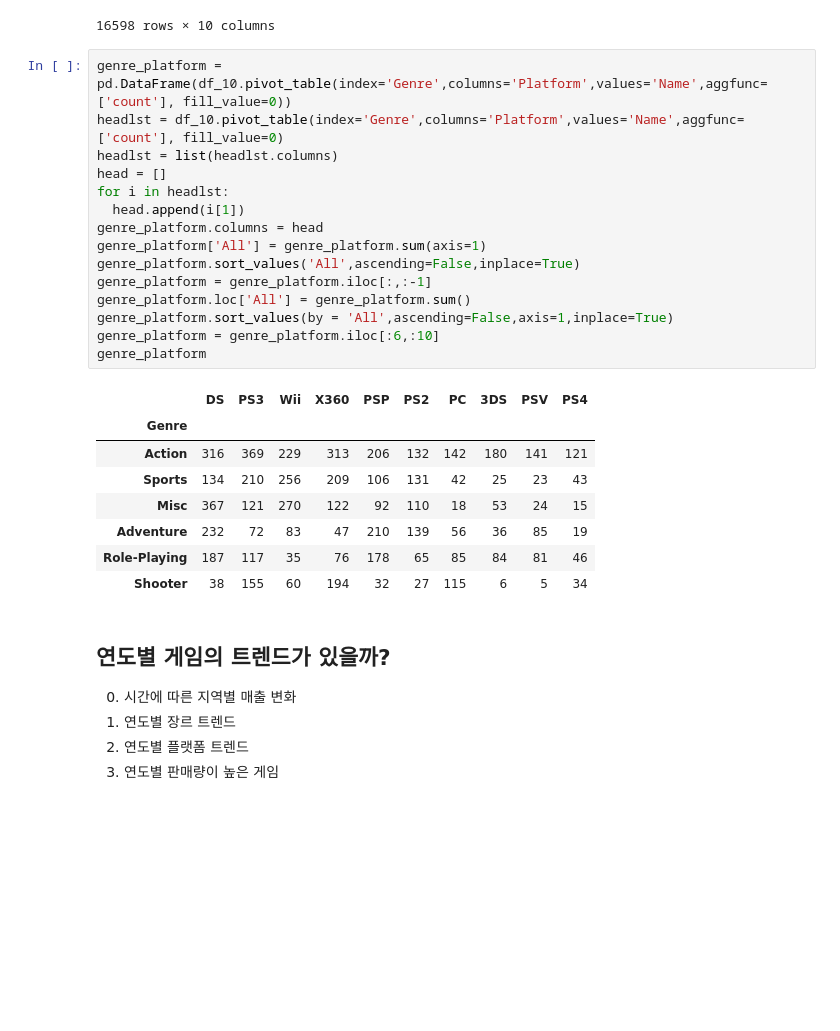
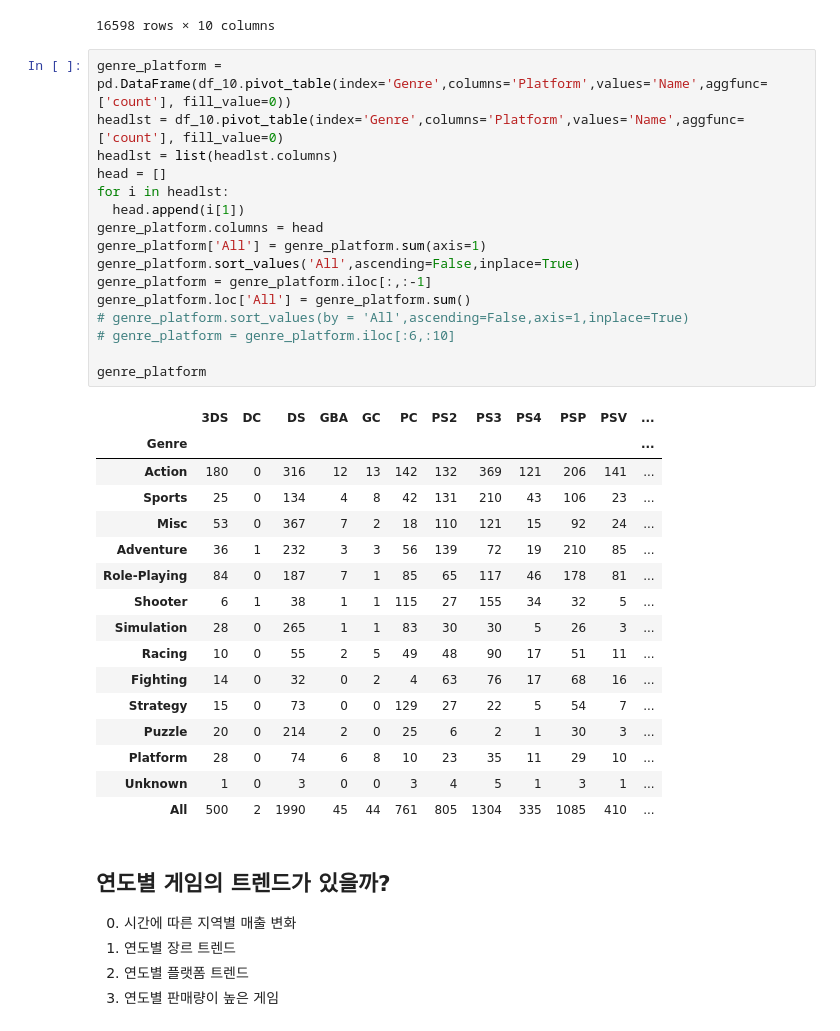
Before and after one commit to jiho-kang/Data_Analysis_Project, a Jupyter notebook: Video Game Sales/data_analysis_for_new_game_launching.ipynb, the cells around one changed output. Drawn from its saved outputs; the diff is of its cells as text; blank space fills up the shorter version.

```diff
--- a/Video Game Sales/data_analysis_for_new_game_launching.ipynb
+++ b/Video Game Sales/data_analysis_for_new_game_launching.ipynb
@@ -345,27 +345,36 @@ df
 # %%
 genre_platform = pd.DataFrame(df_10.pivot_table(index='Genre',columns='Platform',values='Name',aggfunc=['count'], fill_value=0))
 headlst = df_10.pivot_table(index='Genre',columns='Platform',values='Name',aggfunc=['count'], fill_value=0)
 headlst = list(headlst.columns)
 head = []
 for i in headlst:
   head.append(i[1])
 genre_platform.columns = head
 genre_platform['All'] = genre_platform.sum(axis=1)
 genre_platform.sort_values('All',ascending=False,inplace=True)
 genre_platform = genre_platform.iloc[:,:-1]
 genre_platform.loc['All'] = genre_platform.sum()
-genre_platform.sort_values(by = 'All',ascending=False,axis=1,inplace=True)
-genre_platform = genre_platform.iloc[:6,:10]
+# genre_platform.sort_values(by = 'All',ascending=False,axis=1,inplace=True)
+# genre_platform = genre_platform.iloc[:6,:10]
+
 genre_platform
 # %% [output]
-|  | DS | PS3 | Wii | X360 | PSP | PS2 | PC | 3DS | PSV | PS4 |
-| Genre |  |  |  |  |  |  |  |  |  |  |
-| Action | 316 | 369 | 229 | 313 | 206 | 132 | 142 | 180 | 141 | 121 |
-| Sports | 134 | 210 | 256 | 209 | 106 | 131 | 42 | 25 | 23 | 43 |
-| Misc | 367 | 121 | 270 | 122 | 92 | 110 | 18 | 53 | 24 | 15 |
-| Adventure | 232 | 72 | 83 | 47 | 210 | 139 | 56 | 36 | 85 | 19 |
-| Role-Playing | 187 | 117 | 35 | 76 | 178 | 65 | 85 | 84 | 81 | 46 |
-| Shooter | 38 | 155 | 60 | 194 | 32 | 27 | 115 | 6 | 5 | 34 |
+|  | 3DS | DC | DS | GBA | GC | PC | PS2 | PS3 | PS4 | PSP | PSV | ... |
+| Genre |  |  |  |  |  |  |  |  |  |  |  | ... |
+| Action | 180 | 0 | 316 | 12 | 13 | 142 | 132 | 369 | 121 | 206 | 141 | ... |
+| Sports | 25 | 0 | 134 | 4 | 8 | 42 | 131 | 210 | 43 | 106 | 23 | ... |
+| Misc | 53 | 0 | 367 | 7 | 2 | 18 | 110 | 121 | 15 | 92 | 24 | ... |
+| Adventure | 36 | 1 | 232 | 3 | 3 | 56 | 139 | 72 | 19 | 210 | 85 | ... |
+| Role-Playing | 84 | 0 | 187 | 7 | 1 | 85 | 65 | 117 | 46 | 178 | 81 | ... |
+| Shooter | 6 | 1 | 38 | 1 | 1 | 115 | 27 | 155 | 34 | 32 | 5 | ... |
+| Simulation | 28 | 0 | 265 | 1 | 1 | 83 | 30 | 30 | 5 | 26 | 3 | ... |
+| Racing | 10 | 0 | 55 | 2 | 5 | 49 | 48 | 90 | 17 | 51 | 11 | ... |
+| Fighting | 14 | 0 | 32 | 0 | 2 | 4 | 63 | 76 | 17 | 68 | 16 | ... |
+| Strategy | 15 | 0 | 73 | 0 | 0 | 129 | 27 | 22 | 5 | 54 | 7 | ... |
+| Puzzle | 20 | 0 | 214 | 2 | 0 | 25 | 6 | 2 | 1 | 30 | 3 | ... |
+| Platform | 28 | 0 | 74 | 6 | 8 | 10 | 23 | 35 | 11 | 29 | 10 | ... |
+| Unknown | 1 | 0 | 3 | 0 | 0 | 3 | 4 | 5 | 1 | 3 | 1 | ... |
+| All | 500 | 2 | 1990 | 45 | 44 | 761 | 805 | 1304 | 335 | 1085 | 410 | ... |
 # %% [markdown]
 ## 연도별 게임의 트렌드가 있을까?
 0. 시간에 따른 지역별 매출 변화
```
Also changed, not shown: parts of 10 cells of this notebook.
